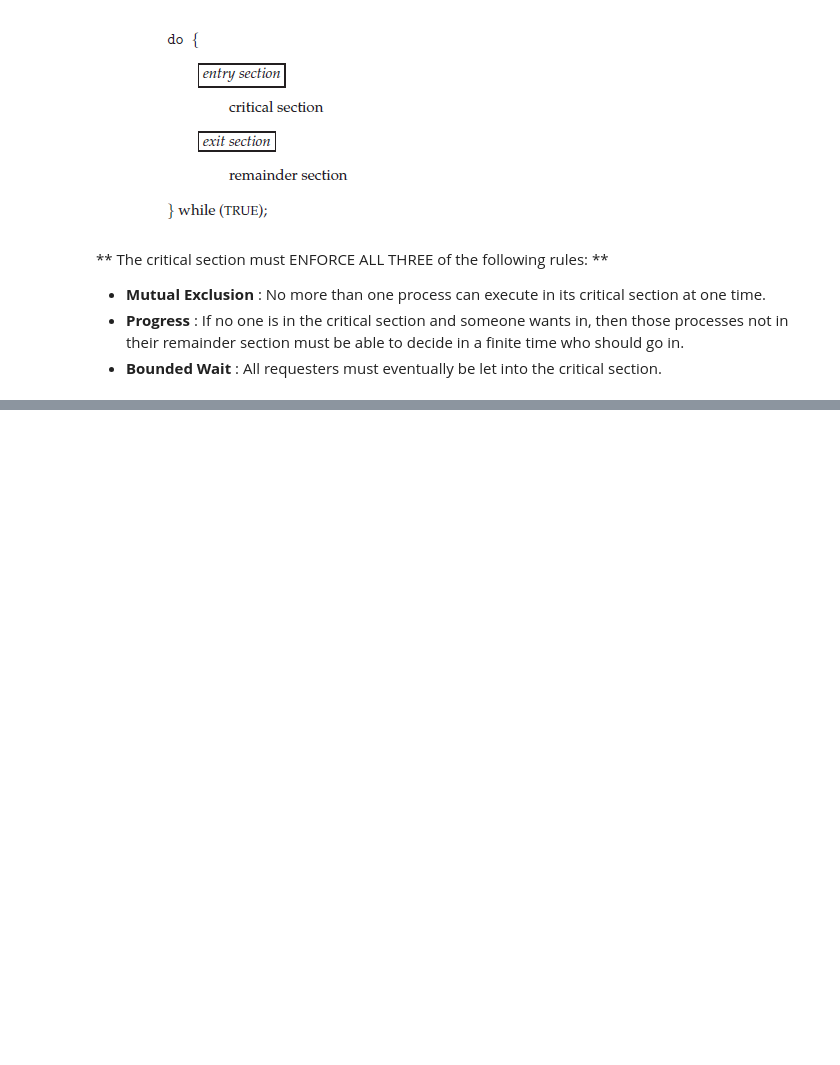
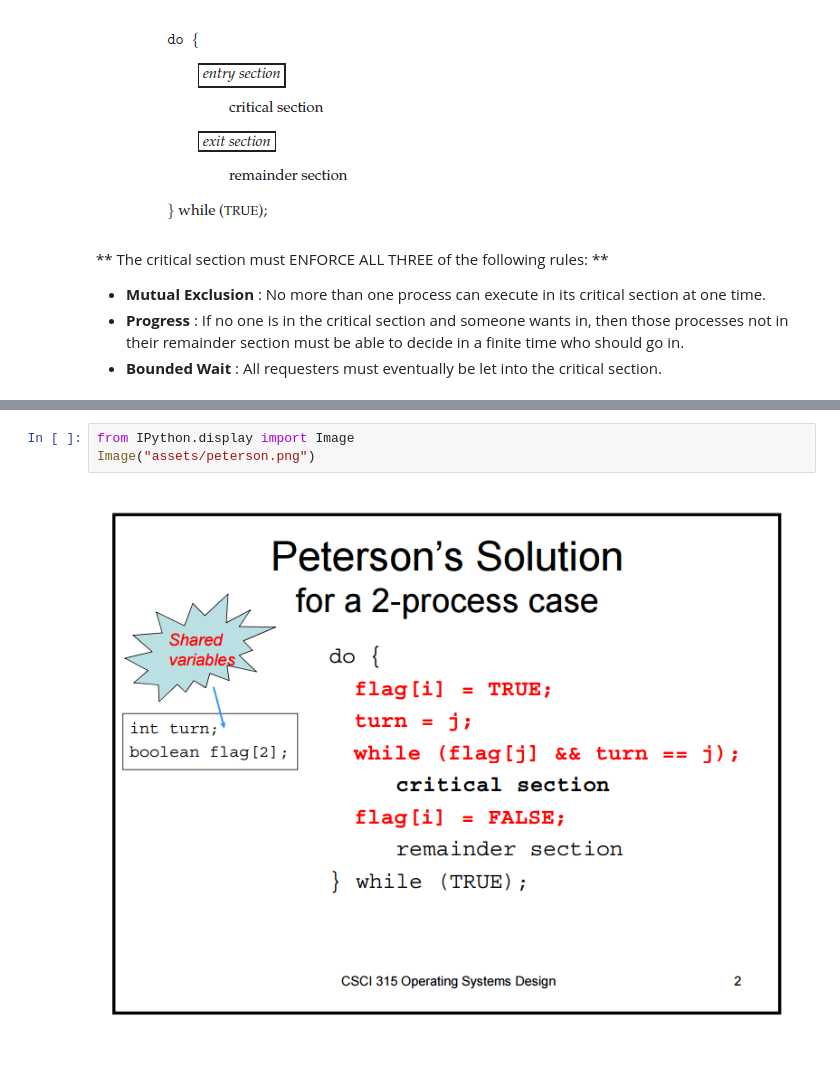
Before and after one commit to Mystery-College-of-The-Adapts/cursus, a Jupyter notebook: Applied-Operating-Systems-Fall2016/ch06-Process Synchronization.ipynb, the cells around one changed output, grey strips where cells are left out. Saved outputs shown, nothing was run; the diff lists cells and outputs as text; blank space fills up the shorter version.

Commit message:
Peterson's solution

```diff
--- a/Applied-Operating-Systems-Fall2016/ch06-Process Synchronization.ipynb
+++ b/Applied-Operating-Systems-Fall2016/ch06-Process Synchronization.ipynb
@@ -86,0 +93,5 @@ Image("assets/critical.png")
+# %%
+from IPython.display import Image
+Image("assets/peterson.png")
+# %% [output]
+[figure, added]
```
Also changed, not shown: parts of 3 cells of this notebook, 2 other files.
